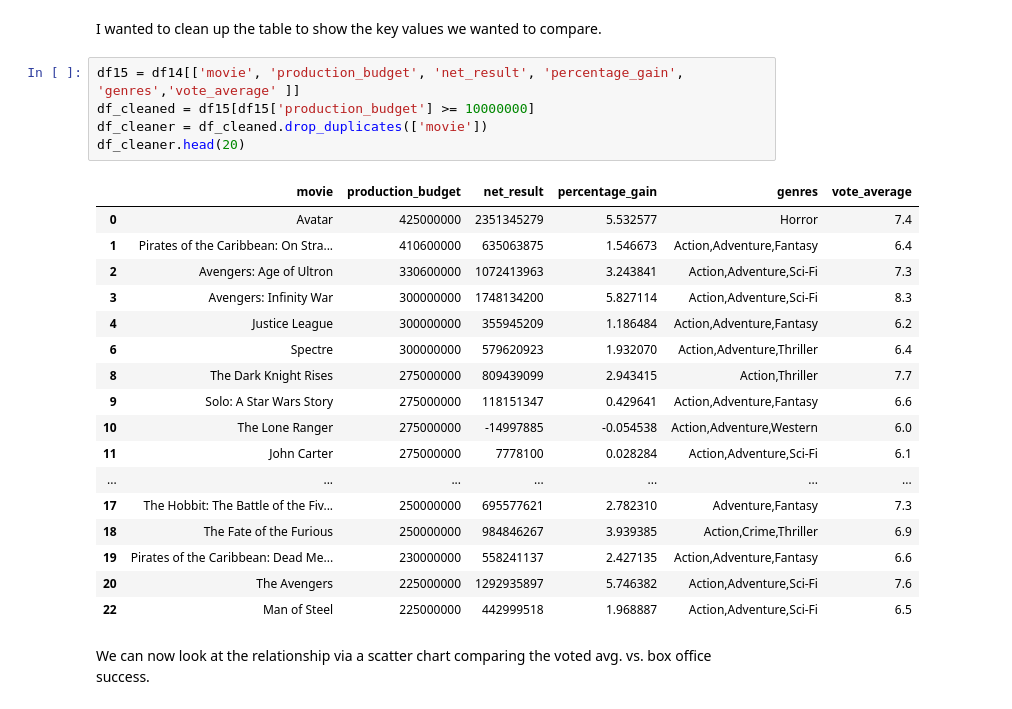
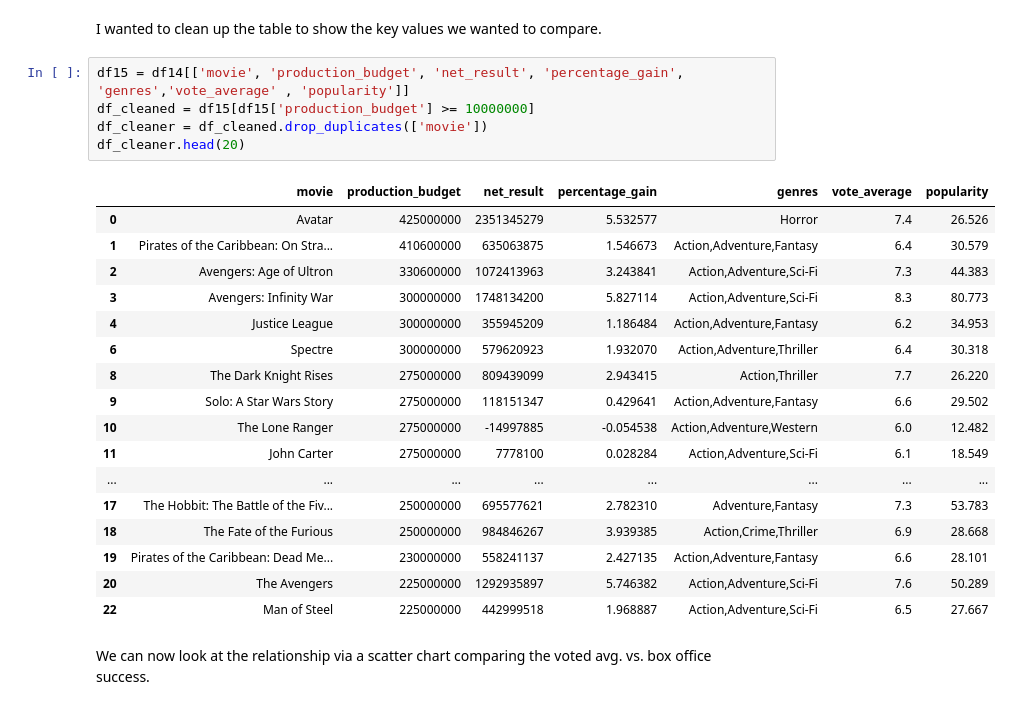
Before and after one commit to crosbyrh/dsc-phase-1-project-v2-4, a Jupyter notebook: student.ipynb, the cells around one changed output. Saved outputs shown, nothing was run; the diff lists cells and outputs as text.

```diff
--- a/student.ipynb
+++ b/student.ipynb
@@ -295,28 +312,28 @@ memory usage: 888.7+ KB
 # %% [markdown]
 I wanted to clean up the table to show the key values we wanted to compare.
 # %%
-df15 = df14[['movie', 'production_budget', 'net_result', 'percentage_gain', 'genres','vote_average' ]]
+df15 = df14[['movie', 'production_budget', 'net_result', 'percentage_gain', 'genres','vote_average' , 'popularity']]
 df_cleaned = df15[df15['production_budget'] >= 10000000]
 df_cleaner = df_cleaned.drop_duplicates(['movie'])
 df_cleaner.head(20)
 # %% [output]
-|  | movie | production_budget | net_result | percentage_gain | genres | vote_average |
-| 0 | Avatar | 425000000 | 2351345279 | 5.532577 | Horror | 7.4 |
-| 1 | Pirates of the Caribbean: On Stra... | 410600000 | 635063875 | 1.546673 | Action,Adventure,Fantasy | 6.4 |
-| 2 | Avengers: Age of Ultron | 330600000 | 1072413963 | 3.243841 | Action,Adventure,Sci-Fi | 7.3 |
-| 3 | Avengers: Infinity War | 300000000 | 1748134200 | 5.827114 | Action,Adventure,Sci-Fi | 8.3 |
-| 4 | Justice League | 300000000 | 355945209 | 1.186484 | Action,Adventure,Fantasy | 6.2 |
-| 6 | Spectre | 300000000 | 579620923 | 1.932070 | Action,Adventure,Thriller | 6.4 |
-| 8 | The Dark Knight Rises | 275000000 | 809439099 | 2.943415 | Action,Thriller | 7.7 |
-| 9 | Solo: A Star Wars Story | 275000000 | 118151347 | 0.429641 | Action,Adventure,Fantasy | 6.6 |
-| 10 | The Lone Ranger | 275000000 | -14997885 | -0.054538 | Action,Adventure,Western | 6.0 |
-| 11 | John Carter | 275000000 | 7778100 | 0.028284 | Action,Adventure,Sci-Fi | 6.1 |
-| ... | ... | ... | ... | ... | ... | ... |
-| 17 | The Hobbit: The Battle of the Fiv... | 250000000 | 695577621 | 2.782310 | Adventure,Fantasy | 7.3 |
-| 18 | The Fate of the Furious | 250000000 | 984846267 | 3.939385 | Action,Crime,Thriller | 6.9 |
-| 19 | Pirates of the Caribbean: Dead Me... | 230000000 | 558241137 | 2.427135 | Action,Adventure,Fantasy | 6.6 |
-| 20 | The Avengers | 225000000 | 1292935897 | 5.746382 | Action,Adventure,Sci-Fi | 7.6 |
-| 22 | Man of Steel | 225000000 | 442999518 | 1.968887 | Action,Adventure,Sci-Fi | 6.5 |
+|  | movie | production_budget | net_result | percentage_gain | genres | vote_average | popularity |
+| 0 | Avatar | 425000000 | 2351345279 | 5.532577 | Horror | 7.4 | 26.526 |
+| 1 | Pirates of the Caribbean: On Stra... | 410600000 | 635063875 | 1.546673 | Action,Adventure,Fantasy | 6.4 | 30.579 |
+| 2 | Avengers: Age of Ultron | 330600000 | 1072413963 | 3.243841 | Action,Adventure,Sci-Fi | 7.3 | 44.383 |
+| 3 | Avengers: Infinity War | 300000000 | 1748134200 | 5.827114 | Action,Adventure,Sci-Fi | 8.3 | 80.773 |
+| 4 | Justice League | 300000000 | 355945209 | 1.186484 | Action,Adventure,Fantasy | 6.2 | 34.953 |
+| 6 | Spectre | 300000000 | 579620923 | 1.932070 | Action,Adventure,Thriller | 6.4 | 30.318 |
+| 8 | The Dark Knight Rises | 275000000 | 809439099 | 2.943415 | Action,Thriller | 7.7 | 26.220 |
+| 9 | Solo: A Star Wars Story | 275000000 | 118151347 | 0.429641 | Action,Adventure,Fantasy | 6.6 | 29.502 |
+| 10 | The Lone Ranger | 275000000 | -14997885 | -0.054538 | Action,Adventure,Western | 6.0 | 12.482 |
+| 11 | John Carter | 275000000 | 7778100 | 0.028284 | Action,Adventure,Sci-Fi | 6.1 | 18.549 |
+| ... | ... | ... | ... | ... | ... | ... | ... |
+| 17 | The Hobbit: The Battle of the Fiv... | 250000000 | 695577621 | 2.782310 | Adventure,Fantasy | 7.3 | 53.783 |
+| 18 | The Fate of the Furious | 250000000 | 984846267 | 3.939385 | Action,Crime,Thriller | 6.9 | 28.668 |
+| 19 | Pirates of the Caribbean: Dead Me... | 230000000 | 558241137 | 2.427135 | Action,Adventure,Fantasy | 6.6 | 28.101 |
+| 20 | The Avengers | 225000000 | 1292935897 | 5.746382 | Action,Adventure,Sci-Fi | 7.6 | 50.289 |
+| 22 | Man of Steel | 225000000 | 442999518 | 1.968887 | Action,Adventure,Sci-Fi | 6.5 | 27.667 |
 # %% [markdown]
 We can now look at the relationship via a scatter chart comparing the voted avg. vs. box office success.
 # %%
```
Also changed, not shown: parts of 10 cells of this notebook.
